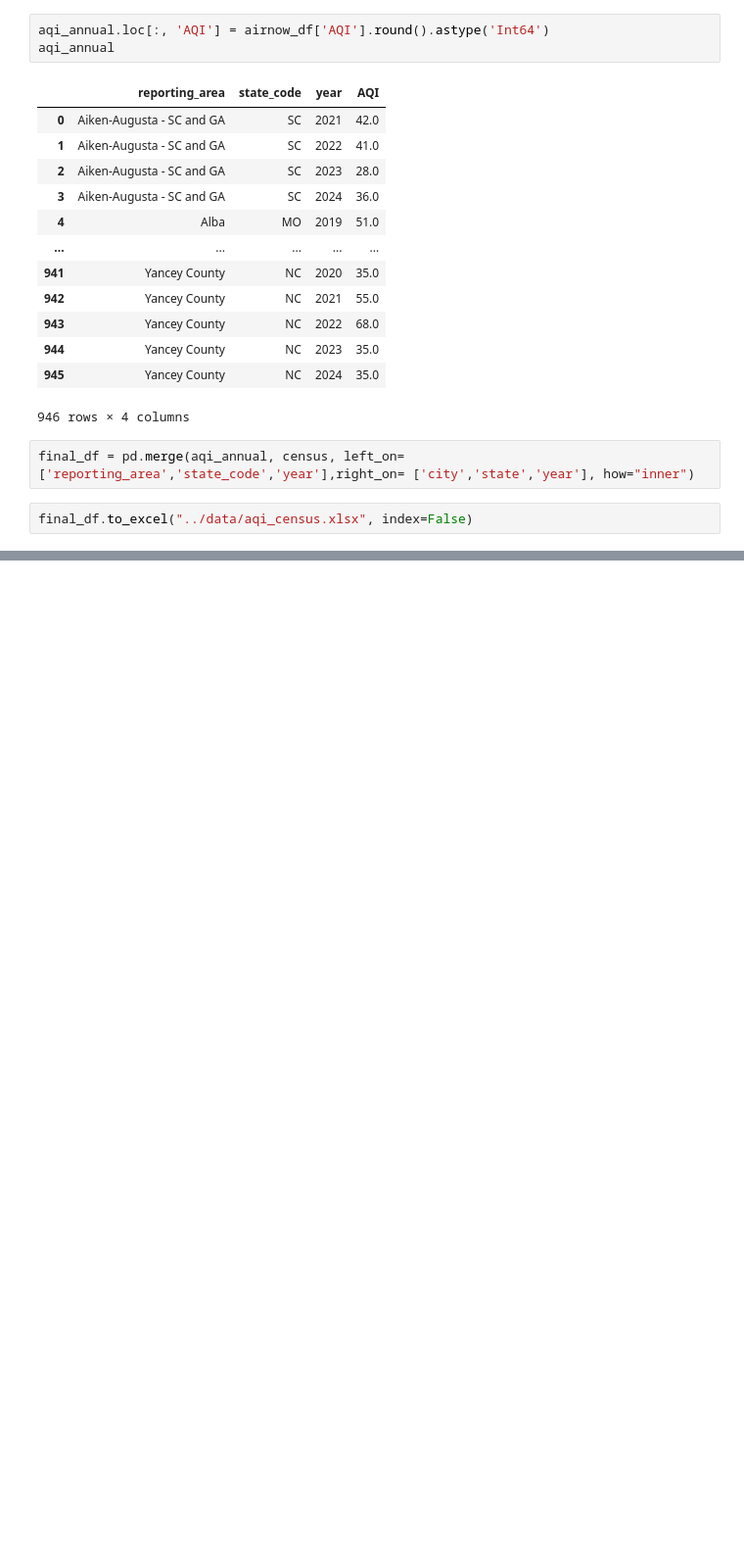
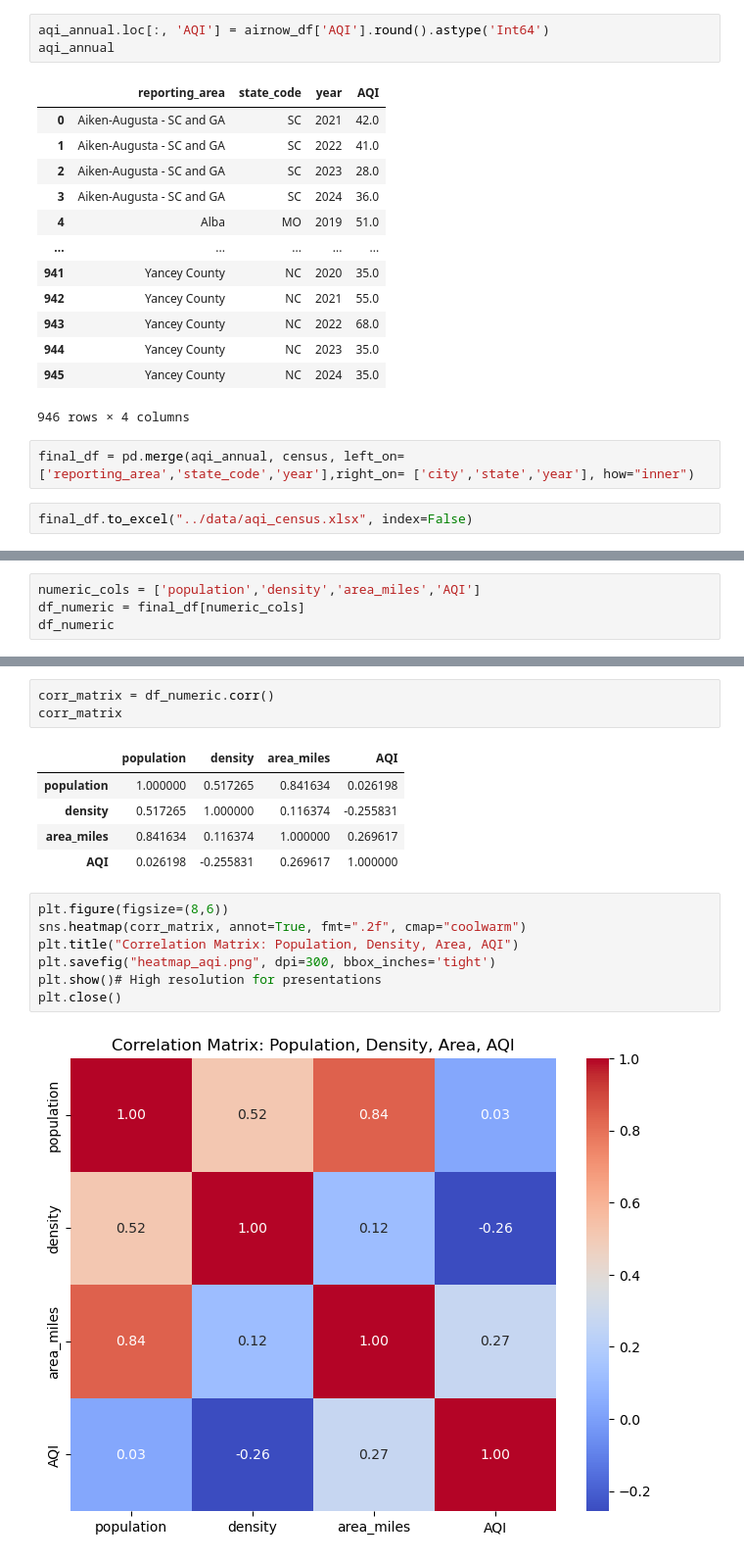
Before and after one commit to jyothigutiikonda/Air_quality_index_capstone, a Jupyter notebook: notebooks/airnow_census_merge.ipynb, the cells around one changed output, grey strips where cells are left out. Shown: that part at 98% size. Cells and saved outputs as stored; diff of their text form; blank space fills up the shorter version.

Commit message:
updated the presentation slides

```diff
--- a/notebooks/airnow_census_merge.ipynb
+++ b/notebooks/airnow_census_merge.ipynb
@@ -66,0 +80,4 @@ final_df.to_excel("../data/aqi_census.xlsx", index=False)
+# %%
+numeric_cols = ['population','density','area_miles','AQI']
+df_numeric = final_df[numeric_cols]
+df_numeric
@@ -66,0 +98,18 @@ final_df.to_excel("../data/aqi_census.xlsx", index=False)
+# %%
+corr_matrix = df_numeric.corr()
+corr_matrix
+# %% [output]
+|  | population | density | area_miles | AQI |
+| population | 1.000000 | 0.517265 | 0.841634 | 0.026198 |
+| density | 0.517265 | 1.000000 | 0.116374 | -0.255831 |
+| area_miles | 0.841634 | 0.116374 | 1.000000 | 0.269617 |
+| AQI | 0.026198 | -0.255831 | 0.269617 | 1.000000 |
+# %%
+plt.figure(figsize=(8,6))
+sns.heatmap(corr_matrix, annot=True, fmt=".2f", cmap="coolwarm")
+plt.title("Correlation Matrix: Population, Density, Area, AQI")
+plt.savefig("heatmap_aqi.png", dpi=300, bbox_inches='tight')
+plt.show()# High resolution for presentations
+plt.close()
+# %% [output]
+[figure, added]
```
Also changed, not shown: parts of 8 cells of this notebook, 19 other files.
